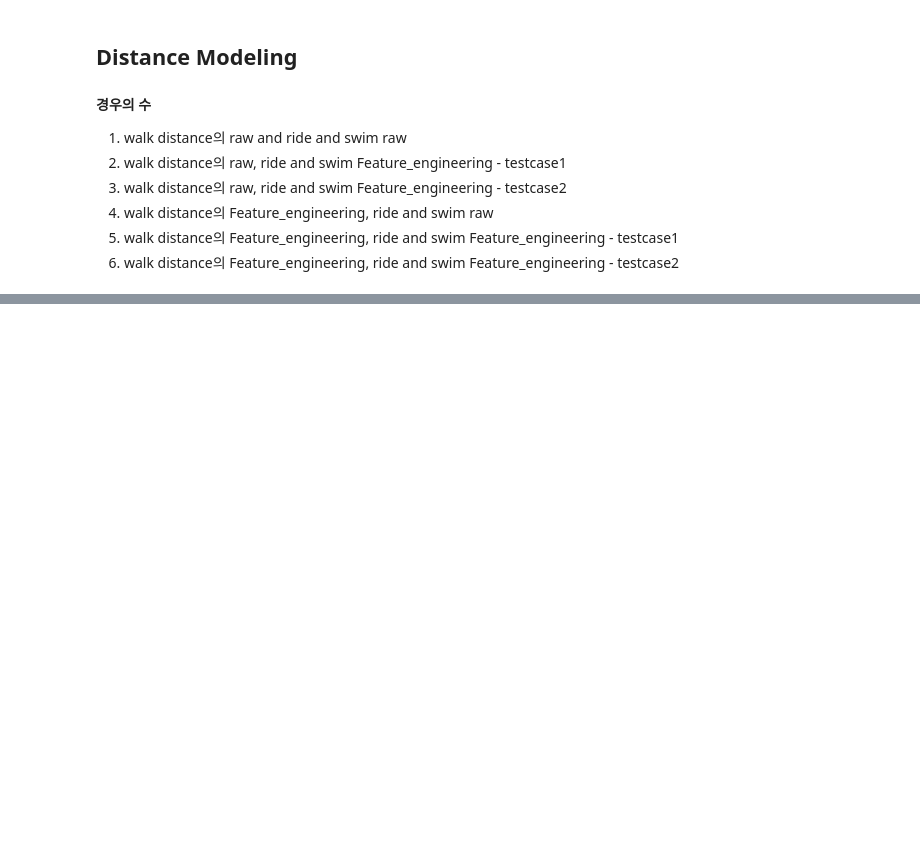
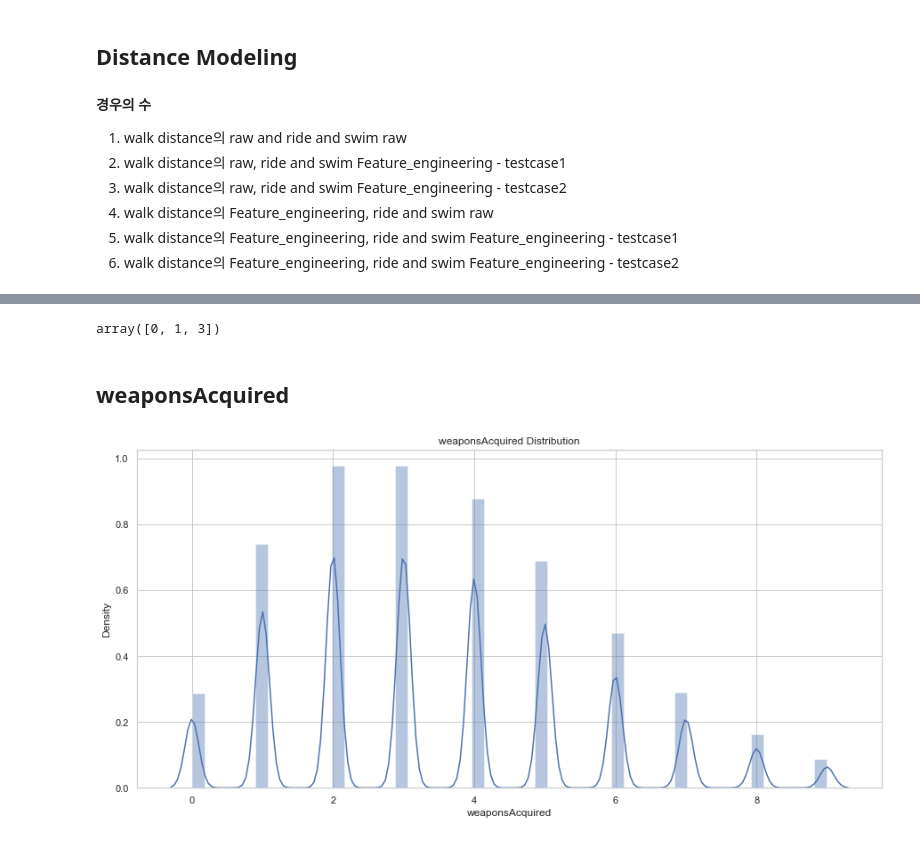
Before and after one commit to HalfMoon1008/PUBG_ML_Project, a Jupyter notebook: 2nModeling_PUBG.ipynb, the cells around one changed output, grey strips where cells are left out. Cells and saved outputs as stored; diff of their text form; code cells hidden in the pictures; blank space fills up the shorter version.

```diff
--- a/2nModeling_PUBG.ipynb
+++ b/2nModeling_PUBG.ipynb
@@ -566,0 +612,16 @@ testdf = train.copy()
+# %%
+destroy['cat_vehicleDestroys'].unique()
+# %% [output]
+array([0, 1, 3])
+# %% [markdown]
+## weaponsAcquired
+# %%
+weapon = train.copy()
+# %%
+weapon = weapon[weapon['weaponsAcquired'] < train['weaponsAcquired'].quantile(0.99)]
+plt.figure(figsize=(15,7))
+plt.title("weaponsAcquired Distribution")
+sns.distplot(weapon['weaponsAcquired'])
+plt.show()
+# %% [output]
+[figure, added]
```
Also changed, not shown: parts of 12 cells of this notebook, 1 other file.
